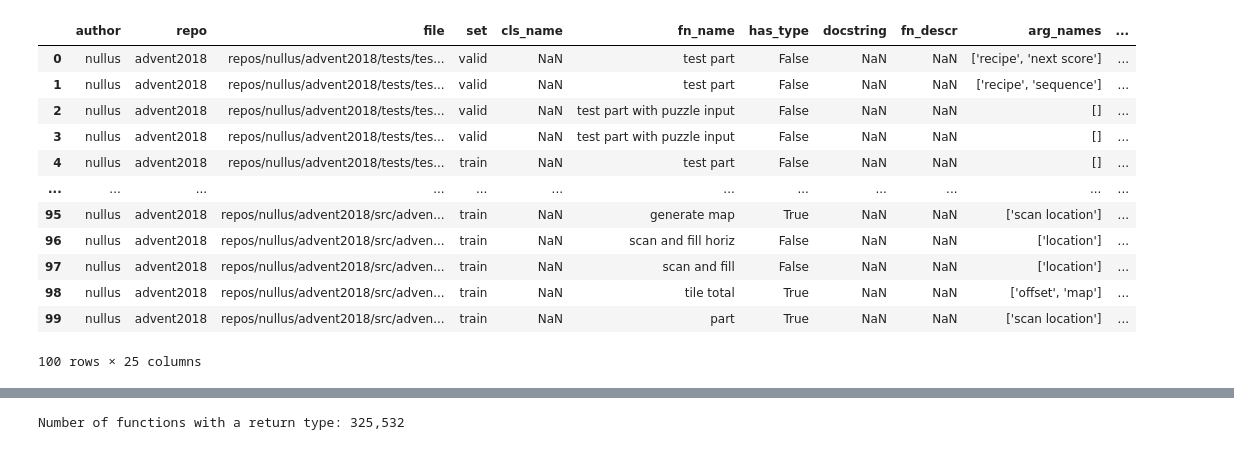
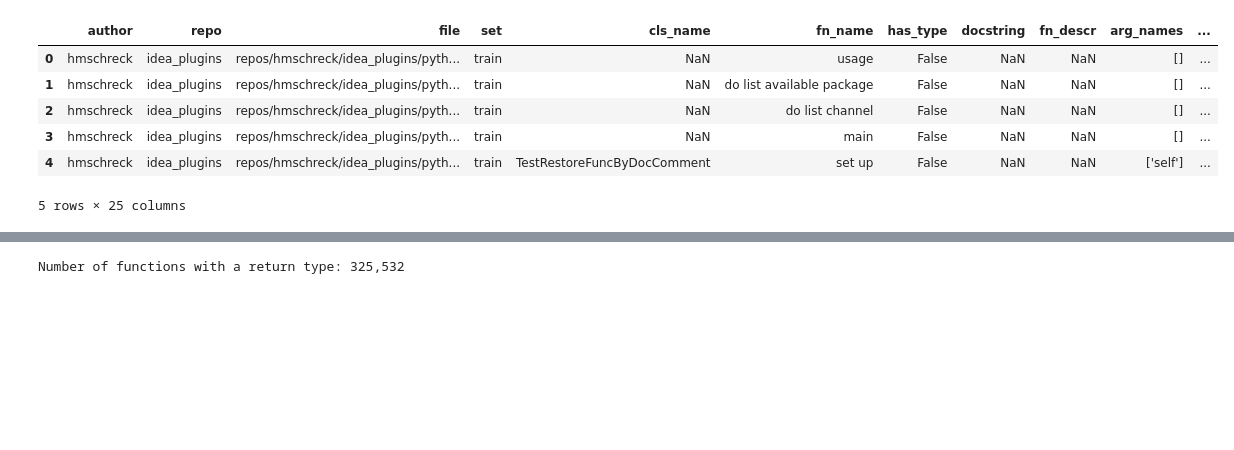
Before and after one commit to saltudelft/many-types-4-py-dataset, a Jupyter notebook: data-analysis.ipynb, the cells around one changed output, grey strips where cells are left out. Cells and saved outputs as stored; diff of their text form; code cells hidden in the pictures; blank space fills up the shorter version.

```diff
--- a/data-analysis.ipynb
+++ b/data-analysis.ipynb
@@ -3,7 +3,7 @@ import pandas as pd
 import numpy as np
 import ast
 # %%
-df = pd.read_csv('/home/amir/projects/light-sa-type-inf/ManyTypes4Py_processed_fix/all_fns.csv',
+df = pd.read_csv('/home/amir/projects/light-sa-type-inf/ManyTypes4Py_processed_fix_feb2/all_fns.csv',
                  low_memory=False)
 # dtype={'author': str, 'repo': str, 'file': str, 'set': str,
 #                                           'name': str, 'has_type': bool, 'docstring': str,
@@ -13,18 +13,12 @@ df = pd.read_csv('/home/amir/projects/light-sa-type-inf/ManyTypes4Py_processed_f
 #                                           'variables_types': object, 'aval_types': object, 'arg_names_len': int,
 #                                           'arg_types_len': int}
 # %%
-df.head(100)
+df.head()
 # %% [output]
 |  | author | repo | file | set | cls_name | fn_name | has_type | docstring | fn_descr | arg_names | ... |
-| 0 | nullus | advent2018 | repos/nullus/advent2018/tests/tes... | valid | NaN | test part | False | NaN | NaN | ['recipe', 'next score'] | ... |
-| 1 | nullus | advent2018 | repos/nullus/advent2018/tests/tes... | valid | NaN | test part | False | NaN | NaN | ['recipe', 'sequence'] | ... |
-| 2 | nullus | advent2018 | repos/nullus/advent2018/tests/tes... | valid | NaN | test part with puzzle input | False | NaN | NaN | [] | ... |
-| 3 | nullus | advent2018 | repos/nullus/advent2018/tests/tes... | valid | NaN | test part with puzzle input | False | NaN | NaN | [] | ... |
-| 4 | nullus | advent2018 | repos/nullus/advent2018/tests/tes... | train | NaN | test part | False | NaN | NaN | [] | ... |
-| ... | ... | ... | ... | ... | ... | ... | ... | ... | ... | ... | ... |
-| 95 | nullus | advent2018 | repos/nullus/advent2018/src/adven... | train | NaN | generate map | True | NaN | NaN | ['scan location'] | ... |
-| 96 | nullus | advent2018 | repos/nullus/advent2018/src/adven... | train | NaN | scan and fill horiz | False | NaN | NaN | ['location'] | ... |
-| 97 | nullus | advent2018 | repos/nullus/advent2018/src/adven... | train | NaN | scan and fill | False | NaN | NaN | ['location'] | ... |
-| 98 | nullus | advent2018 | repos/nullus/advent2018/src/adven... | train | NaN | tile total | True | NaN | NaN | ['offset', 'map'] | ... |
-| 99 | nullus | advent2018 | repos/nullus/advent2018/src/adven... | train | NaN | part | True | NaN | NaN | ['scan location'] | ... |
+| 0 | hmschreck | idea_plugins | repos/hmschreck/idea_plugins/pyth... | train | NaN | usage | False | NaN | NaN | [] | ... |
+| 1 | hmschreck | idea_plugins | repos/hmschreck/idea_plugins/pyth... | train | NaN | do list available package | False | NaN | NaN | [] | ... |
+| 2 | hmschreck | idea_plugins | repos/hmschreck/idea_plugins/pyth... | train | NaN | do list channel | False | NaN | NaN | [] | ... |
+| 3 | hmschreck | idea_plugins | repos/hmschreck/idea_plugins/pyth... | train | NaN | main | False | NaN | NaN | [] | ... |
+| 4 | hmschreck | idea_plugins | repos/hmschreck/idea_plugins/pyth... | train | TestRestoreFuncByDocComment | set up | False | NaN | NaN | ['self'] | ... |
-100 rows × 25 columns
+5 rows × 25 columns
```
Also changed, not shown: parts of 21 cells of this notebook.
